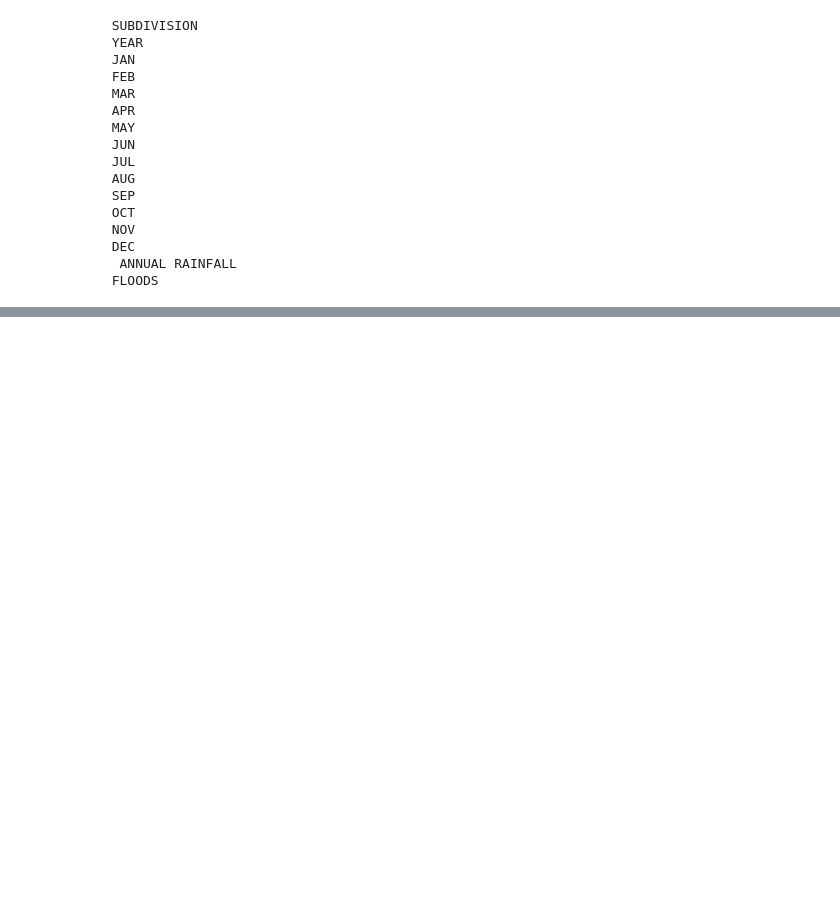
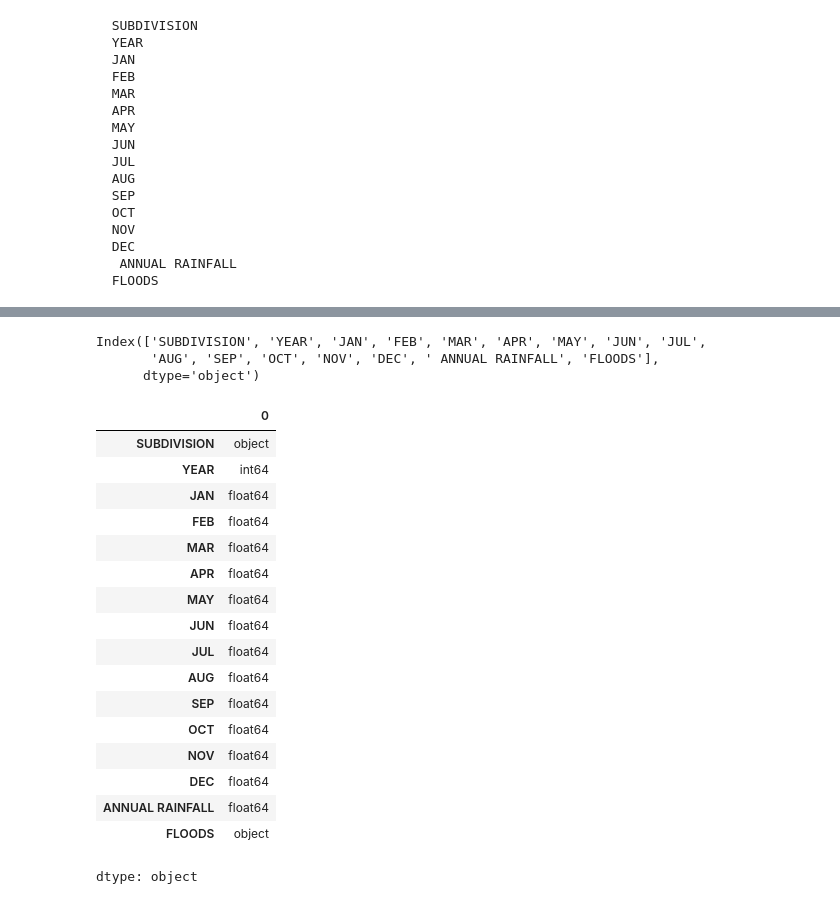
Before and after one commit to Harin22/5-python-projects, a Jupyter notebook: Pandas_pract.ipynb, the cells around one changed output, grey strips where cells are left out. Drawn from its saved outputs; the diff is of its cells as text; code cells hidden in the pictures; blank space fills up the shorter version.

```diff
--- a/Pandas_pract.ipynb
+++ b/Pandas_pract.ipynb
@@ -173,0 +235,25 @@ display(df.describe())
+# %%
+display(df.columns)
+display(df.dtypes)
+# %% [output]
+Index(['SUBDIVISION', 'YEAR', 'JAN', 'FEB', 'MAR', 'APR', 'MAY', 'JUN', 'JUL',
+       'AUG', 'SEP', 'OCT', 'NOV', 'DEC', ' ANNUAL RAINFALL', 'FLOODS'],
+      dtype='object')
+|  | 0 |
+| SUBDIVISION | object |
+| YEAR | int64 |
+| JAN | float64 |
+| FEB | float64 |
+| MAR | float64 |
+| APR | float64 |
+| MAY | float64 |
+| JUN | float64 |
+| JUL | float64 |
+| AUG | float64 |
+| SEP | float64 |
+| OCT | float64 |
+| NOV | float64 |
+| DEC | float64 |
+| ANNUAL RAINFALL | float64 |
+| FLOODS | object |
+dtype: object
```
Also changed, not shown: parts of 6 cells of this notebook.
